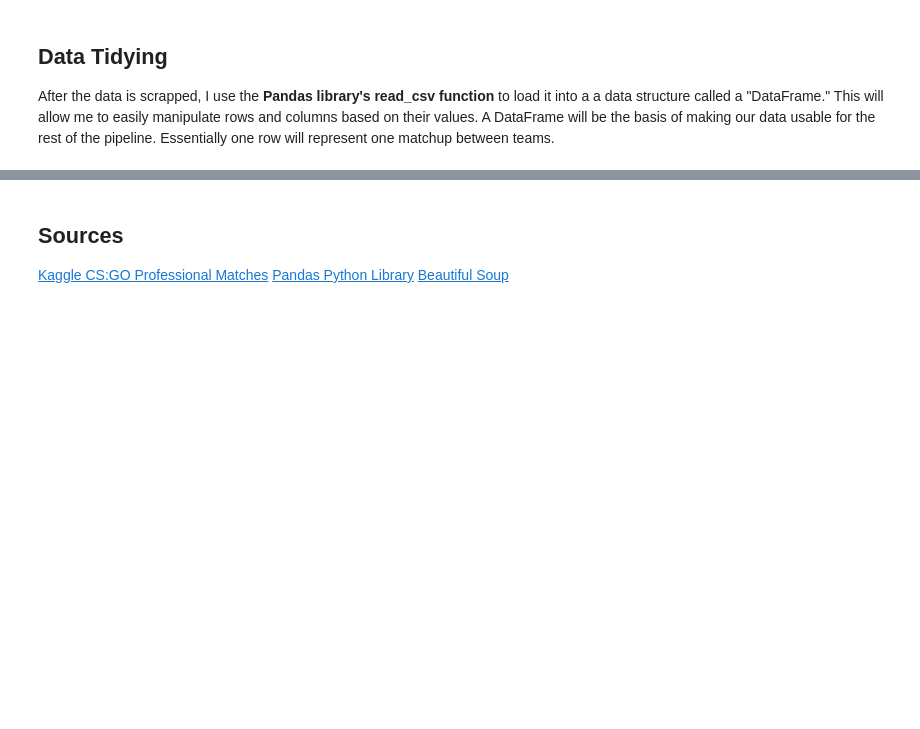
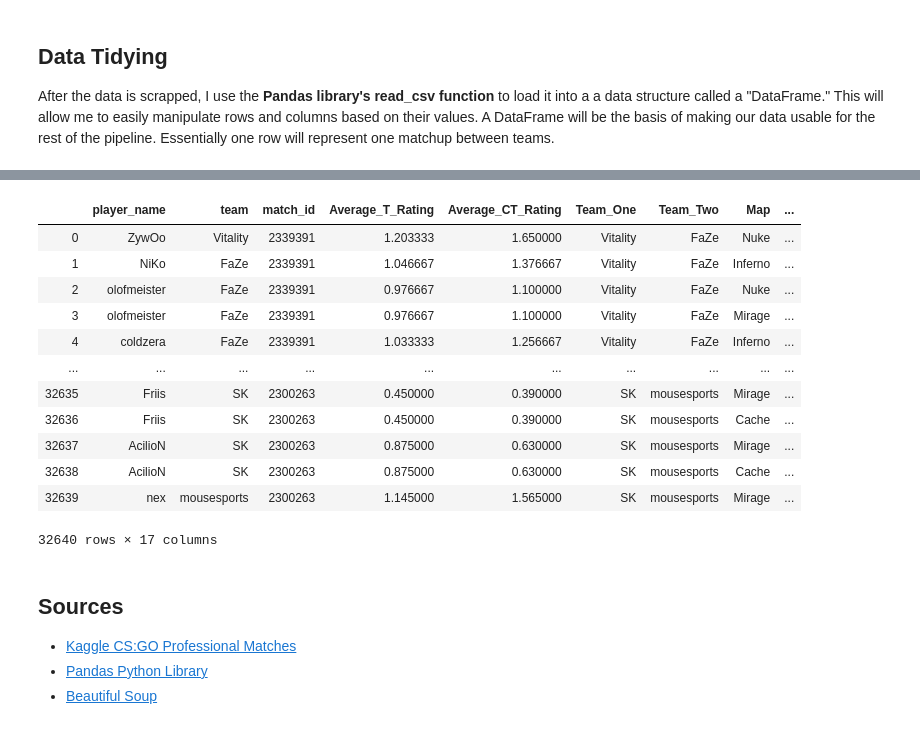
Before and after one commit to richchen11/richchen11.github.io, a Jupyter notebook: CMSC320RichardChen.ipynb, the cells around one changed output, grey strips where cells are left out. Cells and saved outputs as stored; diff of their text form; code cells hidden in the pictures; blank space fills up the shorter version.

```diff
--- a/CMSC320RichardChen.ipynb
+++ b/CMSC320RichardChen.ipynb
@@ -101,0 +112,10 @@ df
+# %%
+player_df = pd.read_csv("./csgo-professional-matches/players.csv")
+player_df = player_df[['player_name','team', 'match_id', 'm1_rating_ct', 'm1_rating_t', 'm2_rating_ct', \
+                       'm2_rating_t','m3_rating_ct', 'm3_rating_t']]
+player_df = player_df.dropna(subset=['m1_rating_ct', 'm1_rating_t', 'm2_rating_ct','m2_rating_t'])
+player_df['Average_T_Rating'] = player_df[['m1_rating_t', 'm2_rating_t', 'm3_rating_t']].mean(axis=1)
+player_df['Average_CT_Rating'] = player_df[['m1_rating_ct', 'm2_rating_ct', 'm3_rating_ct']].mean(axis=1)
+player_df = player_df.drop(['m1_rating_ct','m1_rating_t', 'm2_rating_ct','m2_rating_t','m3_rating_ct',\
+                            'm3_rating_t'],1)
+player_df
@@ -102,6 +136,25 @@ df
+# %%
+new_df = pd.merge(player_df,df,on = 'match_id')
+new_df = new_df.sort_values(by = 'match_id', ascending = False)
+new_df = new_df.reset_index(drop = True)
+new_df
+# %% [output]
+|  | player_name | team | match_id | Average_T_Rating | Average_CT_Rating | Team_One | Team_Two | Map | ... |
+| 0 | ZywOo | Vitality | 2339391 | 1.203333 | 1.650000 | Vitality | FaZe | Nuke | ... |
+| 1 | NiKo | FaZe | 2339391 | 1.046667 | 1.376667 | Vitality | FaZe | Inferno | ... |
+| 2 | olofmeister | FaZe | 2339391 | 0.976667 | 1.100000 | Vitality | FaZe | Nuke | ... |
+| 3 | olofmeister | FaZe | 2339391 | 0.976667 | 1.100000 | Vitality | FaZe | Mirage | ... |
+| 4 | coldzera | FaZe | 2339391 | 1.033333 | 1.256667 | Vitality | FaZe | Inferno | ... |
+| ... | ... | ... | ... | ... | ... | ... | ... | ... | ... |
+| 32635 | Friis | SK | 2300263 | 0.450000 | 0.390000 | SK | mousesports | Mirage | ... |
+| 32636 | Friis | SK | 2300263 | 0.450000 | 0.390000 | SK | mousesports | Cache | ... |
+| 32637 | AcilioN | SK | 2300263 | 0.875000 | 0.630000 | SK | mousesports | Mirage | ... |
+| 32638 | AcilioN | SK | 2300263 | 0.875000 | 0.630000 | SK | mousesports | Cache | ... |
+| 32639 | nex | mousesports | 2300263 | 1.145000 | 1.565000 | SK | mousesports | Mirage | ... |
+32640 rows × 17 columns
 # %% [markdown]
 ## Sources
 
-[Kaggle CS:GO Professional Matches](https://www.kaggle.com/mateusdmachado/csgo-professional-matches)
-[Pandas Python Library](https://pandas.pydata.org/)
-[Beautiful Soup]([https://www.crummy.com/software/BeautifulSoup/bs4/doc/](https://www.crummy.com/software/BeautifulSoup/bs4/doc/))
+- [Kaggle CS:GO Professional Matches](https://www.kaggle.com/mateusdmachado/csgo-professional-matches)
+- [Pandas Python Library](https://pandas.pydata.org/)
+- [Beautiful Soup]([https://www.crummy.com/software/BeautifulSoup/bs4/doc/](https://www.crummy.com/software/BeautifulSoup/bs4/doc/))
```
Also changed, not shown: parts of 5 cells of this notebook, 1 other file.
